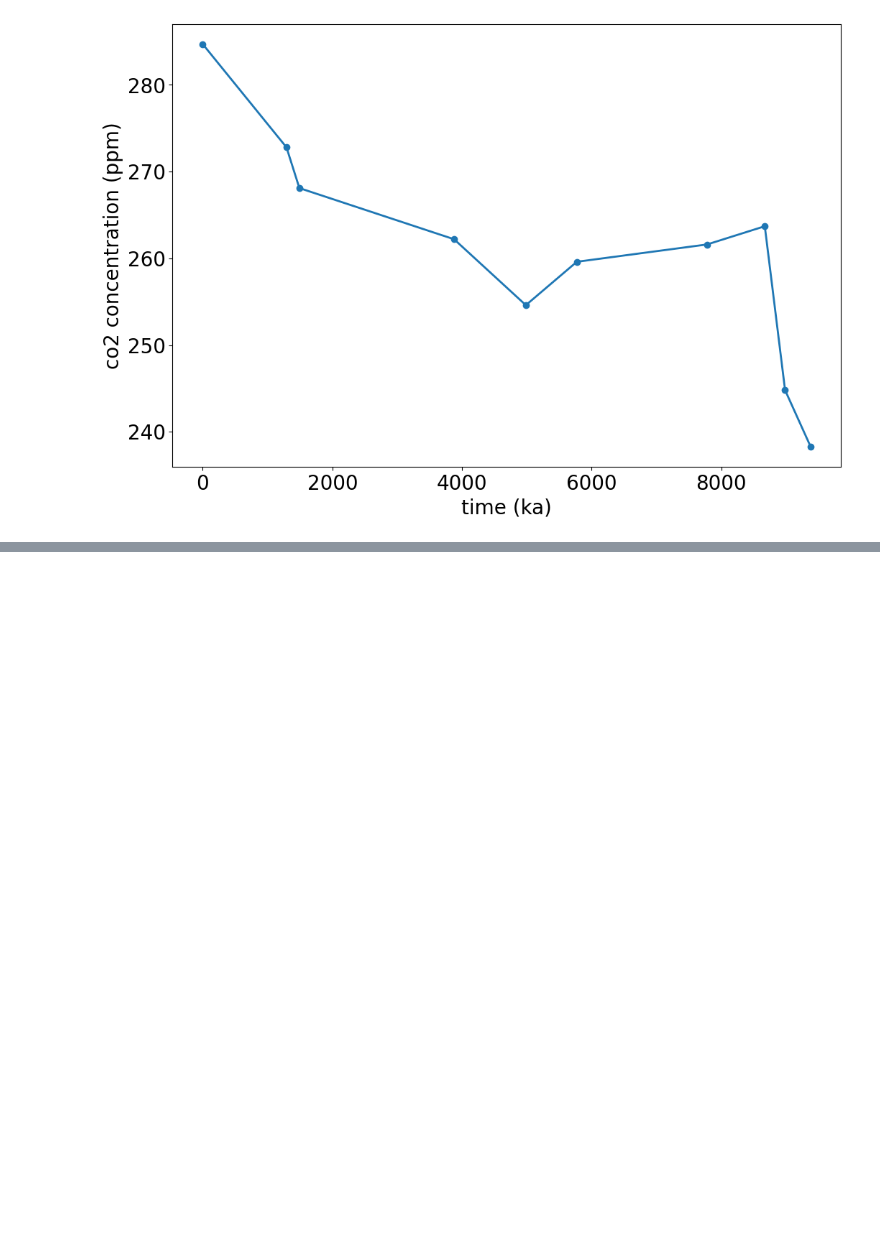
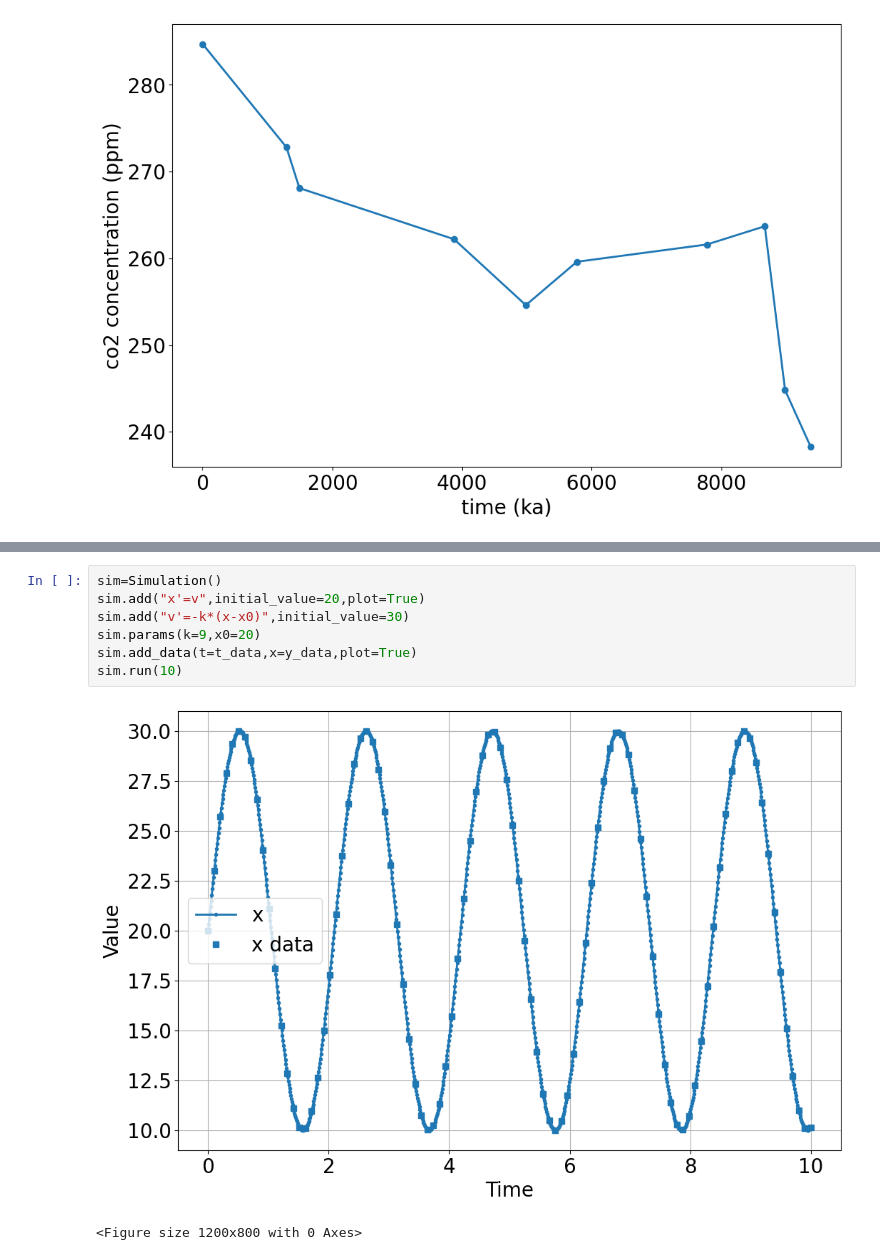
Before and after one commit to bblais/Computer-Programming-for-the-Sciences-Spring-2024, a Jupyter notebook: Sprint #2 - Dynamical Systems and Parameters/2024-02-29 - Misc.ipynb, the cells around one changed output, grey strips where cells are left out. Cells and saved outputs as stored; diff of their text form; blank space fills up the shorter version.

```diff
--- a/Sprint #2 - Dynamical Systems and Parameters/2024-02-29 - Misc.ipynb
+++ b/Sprint #2 - Dynamical Systems and Parameters/2024-02-29 - Misc.ipynb
@@ -57,0 +69,10 @@ grid()
+# %%
+sim=Simulation()
+sim.add("x'=v",initial_value=20,plot=True)
+sim.add("v'=-k*(x-x0)",initial_value=30)
+sim.params(k=9,x0=20)
+sim.add_data(t=t_data,x=y_data,plot=True)
+sim.run(10)
+# %% [output]
+[figure, added]
+<Figure size 1200x800 with 0 Axes>
```
Also changed, not shown: parts of 4 cells of this notebook, 1 other file.
